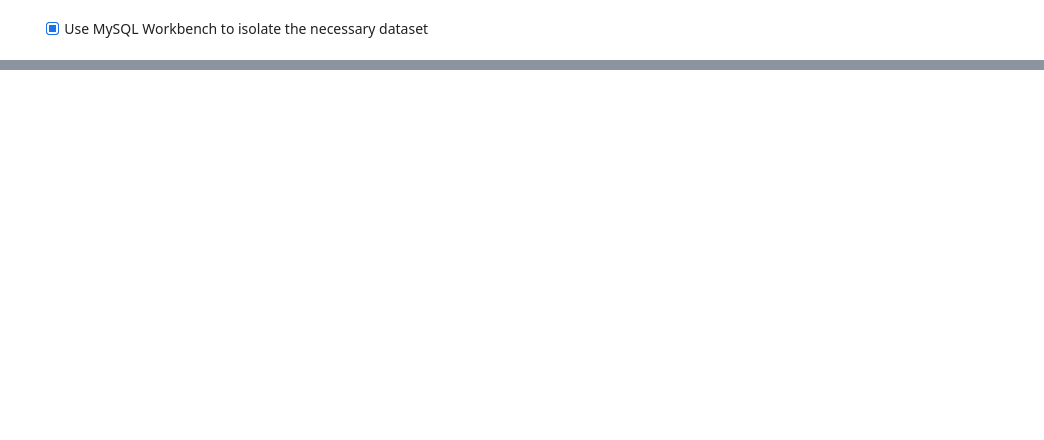
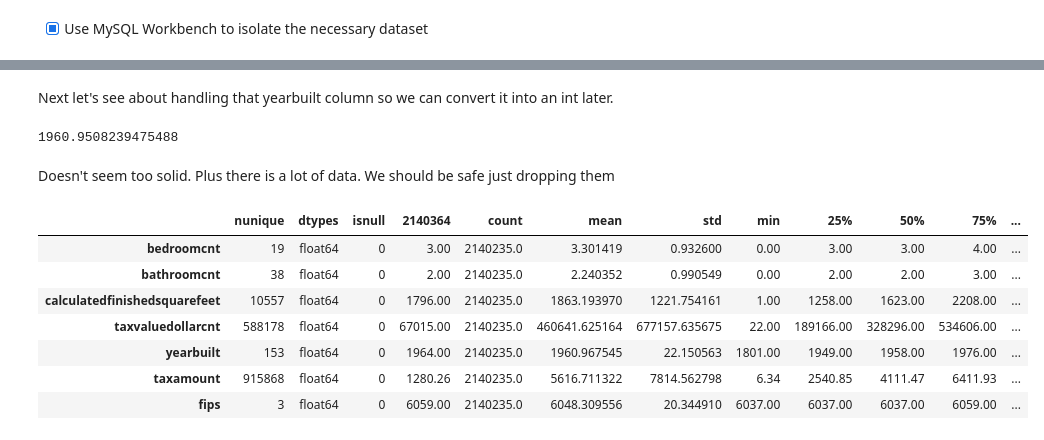
Before and after one commit to Michael-Nelson361/regression-exercises, a Jupyter notebook: wrangle.ipynb, the cells around one changed output, grey strips where cells are left out. Drawn from its saved outputs; the diff is of its cells as text; code cells hidden in the pictures; blank space fills up the shorter version.

```diff
--- a/wrangle.ipynb
+++ b/wrangle.ipynb
@@ -30,0 +220,22 @@ WHERE propertylandusedesc = ("Single Family Residential")
+# %% [markdown]
+Next let's see about handling that yearbuilt column so we can convert it into an int later.
+# %%
+# maybe we can fill with the average?
+df2.yearbuilt.mean()
+# %% [output]
+1960.9508239475488
+# %% [markdown]
+Doesn't seem too solid. Plus there is a lot of data. We should be safe just dropping them
+# %%
+df = df.dropna()
+# %%
+w.df_info(df,include=True)
+# %% [output]
+|  | nunique | dtypes | isnull | 2140364 | count | mean | std | min | 25% | 50% | 75% | ... |
+| bedroomcnt | 19 | float64 | 0 | 3.00 | 2140235.0 | 3.301419 | 0.932600 | 0.00 | 3.00 | 3.00 | 4.00 | ... |
+| bathroomcnt | 38 | float64 | 0 | 2.00 | 2140235.0 | 2.240352 | 0.990549 | 0.00 | 2.00 | 2.00 | 3.00 | ... |
+| calculatedfinishedsquarefeet | 10557 | float64 | 0 | 1796.00 | 2140235.0 | 1863.193970 | 1221.754161 | 1.00 | 1258.00 | 1623.00 | 2208.00 | ... |
+| taxvaluedollarcnt | 588178 | float64 | 0 | 67015.00 | 2140235.0 | 460641.625164 | 677157.635675 | 22.00 | 189166.00 | 328296.00 | 534606.00 | ... |
+| yearbuilt | 153 | float64 | 0 | 1964.00 | 2140235.0 | 1960.967545 | 22.150563 | 1801.00 | 1949.00 | 1958.00 | 1976.00 | ... |
+| taxamount | 915868 | float64 | 0 | 1280.26 | 2140235.0 | 5616.711322 | 7814.562798 | 6.34 | 2540.85 | 4111.47 | 6411.93 | ... |
+| fips | 3 | float64 | 0 | 6059.00 | 2140235.0 | 6048.309556 | 20.344910 | 6037.00 | 6037.00 | 6037.00 | 6059.00 | ... |
```
Also changed, not shown: parts of 53 cells of this notebook, 1 other file.
